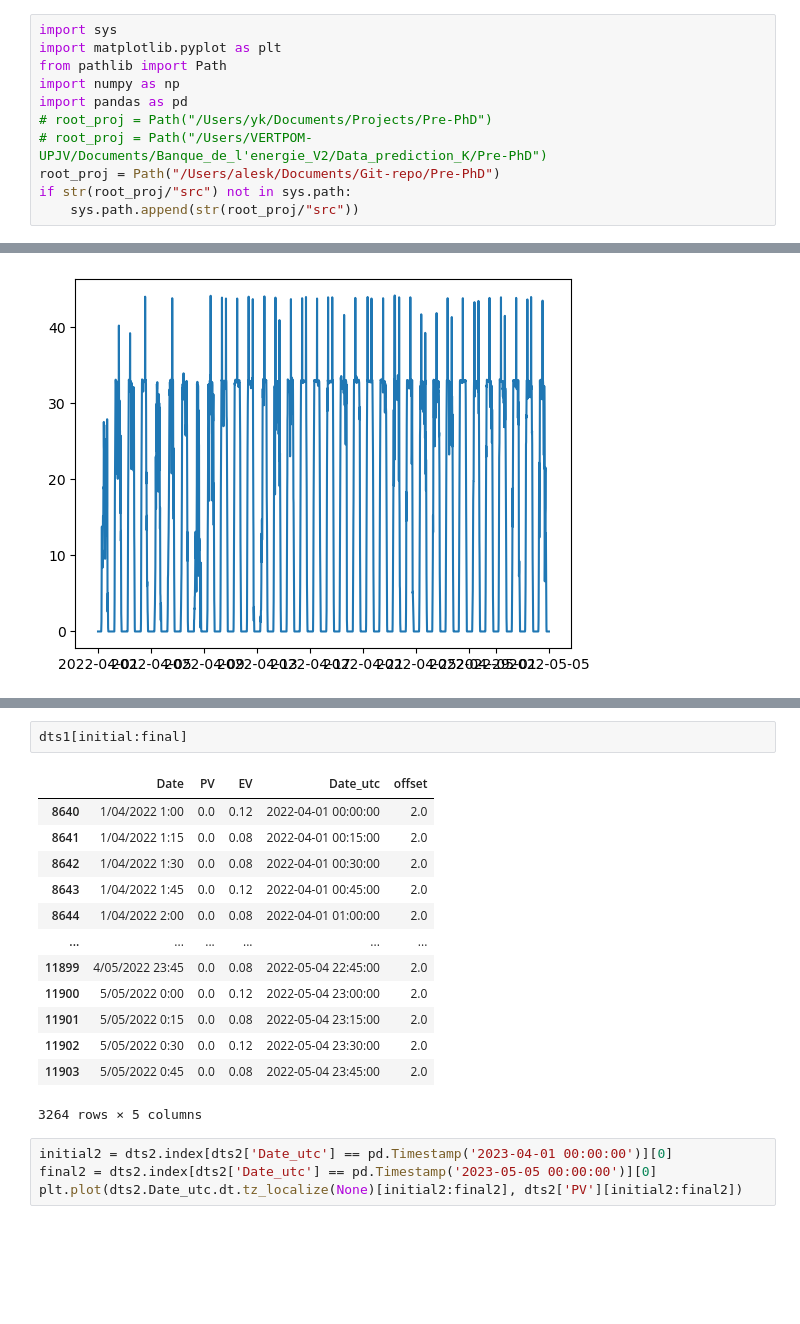
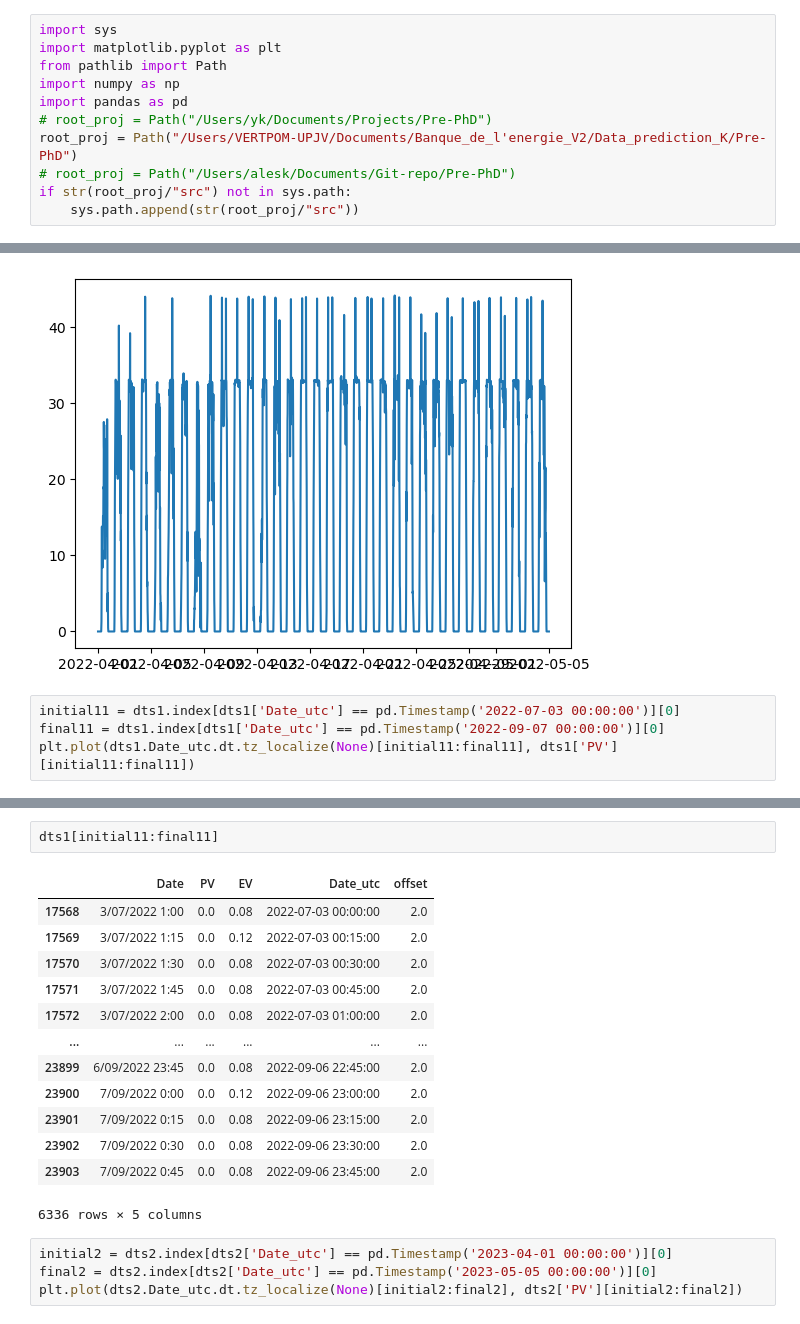
Before and after one commit to SpongeStark/Pre-PhD, a Jupyter notebook: demo/PV_2022_limit_configuration.ipynb, the cells around one changed output, grey strips where cells are left out. Cells and saved outputs as stored; diff of their text form; blank space fills up the shorter version.

Commit message:
first predictions 2022 with corrected limits

```diff
--- a/demo/PV_2022_limit_configuration.ipynb
+++ b/demo/PV_2022_limit_configuration.ipynb
@@ -5,8 +5,8 @@ from pathlib import Path
 import numpy as np
 import pandas as pd
 # root_proj = Path("/Users/yk/Documents/Projects/Pre-PhD")
-# root_proj = Path("/Users/VERTPOM-UPJV/Documents/Banque_de_l'energie_V2/Data_prediction_K/Pre-PhD")
-root_proj = Path("/Users/alesk/Documents/Git-repo/Pre-PhD")
+root_proj = Path("/Users/VERTPOM-UPJV/Documents/Banque_de_l'energie_V2/Data_prediction_K/Pre-PhD")
+# root_proj = Path("/Users/alesk/Documents/Git-repo/Pre-PhD")
 if str(root_proj/"src") not in sys.path:
     sys.path.append(str(root_proj/"src"))
 # %%
@@ -120,3 +120,7 @@ plt.plot(dts1.Date_utc.dt.tz_localize(None)[initial:final], dts1['PV'][initial:f
 # %% [output]
 [<matplotlib.lines.Line2D at 0x...>]
 [figure]
+# %%
+initial11 = dts1.index[dts1['Date_utc'] == pd.Timestamp('2022-07-03 00:00:00')][0]
+final11 = dts1.index[dts1['Date_utc'] == pd.Timestamp('2022-09-07 00:00:00')][0]
+plt.plot(dts1.Date_utc.dt.tz_localize(None)[initial11:final11], dts1['PV'][initial11:final11])
@@ -123,19 +130,19 @@ plt.plot(dts1.Date_utc.dt.tz_localize(None)[initial:final], dts1['PV'][initial:f
 # %%
-dts1[initial:final]
+dts1[initial11:final11]
 # %% [output]
 |  | Date | PV | EV | Date_utc | offset |
-| 8640 | 1/04/2022 1:00 | 0.0 | 0.12 | 2022-04-01 00:00:00 | 2.0 |
-| 8641 | 1/04/2022 1:15 | 0.0 | 0.08 | 2022-04-01 00:15:00 | 2.0 |
-| 8642 | 1/04/2022 1:30 | 0.0 | 0.08 | 2022-04-01 00:30:00 | 2.0 |
-| 8643 | 1/04/2022 1:45 | 0.0 | 0.12 | 2022-04-01 00:45:00 | 2.0 |
-| 8644 | 1/04/2022 2:00 | 0.0 | 0.08 | 2022-04-01 01:00:00 | 2.0 |
+| 17568 | 3/07/2022 1:00 | 0.0 | 0.08 | 2022-07-03 00:00:00 | 2.0 |
+| 17569 | 3/07/2022 1:15 | 0.0 | 0.12 | 2022-07-03 00:15:00 | 2.0 |
+| 17570 | 3/07/2022 1:30 | 0.0 | 0.08 | 2022-07-03 00:30:00 | 2.0 |
+| 17571 | 3/07/2022 1:45 | 0.0 | 0.08 | 2022-07-03 00:45:00 | 2.0 |
+| 17572 | 3/07/2022 2:00 | 0.0 | 0.08 | 2022-07-03 01:00:00 | 2.0 |
 | ... | ... | ... | ... | ... | ... |
-| 11899 | 4/05/2022 23:45 | 0.0 | 0.08 | 2022-05-04 22:45:00 | 2.0 |
-| 11900 | 5/05/2022 0:00 | 0.0 | 0.12 | 2022-05-04 23:00:00 | 2.0 |
-| 11901 | 5/05/2022 0:15 | 0.0 | 0.08 | 2022-05-04 23:15:00 | 2.0 |
-| 11902 | 5/05/2022 0:30 | 0.0 | 0.12 | 2022-05-04 23:30:00 | 2.0 |
-| 11903 | 5/05/2022 0:45 | 0.0 | 0.08 | 2022-05-04 23:45:00 | 2.0 |
+| 23899 | 6/09/2022 23:45 | 0.0 | 0.08 | 2022-09-06 22:45:00 | 2.0 |
+| 23900 | 7/09/2022 0:00 | 0.0 | 0.12 | 2022-09-06 23:00:00 | 2.0 |
+| 23901 | 7/09/2022 0:15 | 0.0 | 0.08 | 2022-09-06 23:15:00 | 2.0 |
+| 23902 | 7/09/2022 0:30 | 0.0 | 0.08 | 2022-09-06 23:30:00 | 2.0 |
+| 23903 | 7/09/2022 0:45 | 0.0 | 0.08 | 2022-09-06 23:45:00 | 2.0 |
-3264 rows × 5 columns
+6336 rows × 5 columns
 # %%
 initial2 = dts2.index[dts2['Date_utc'] == pd.Timestamp('2023-04-01 00:00:00')][0]
 final2 = dts2.index[dts2['Date_utc'] == pd.Timestamp('2023-05-05 00:00:00')][0]
```
Also changed, not shown: parts of 9 cells of this notebook.
